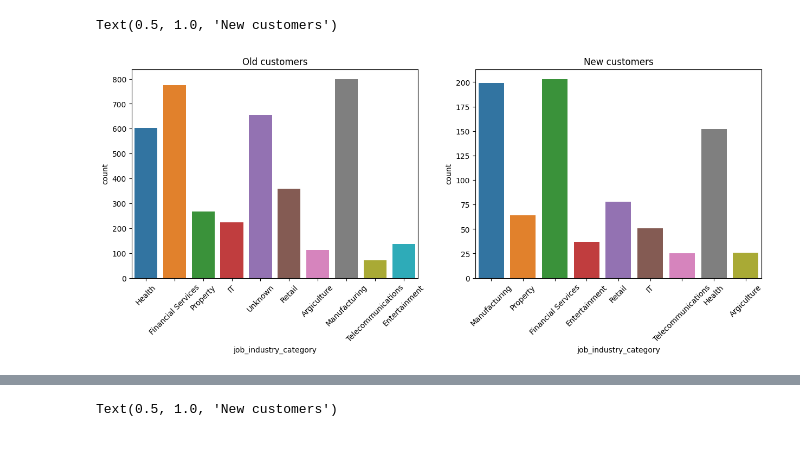
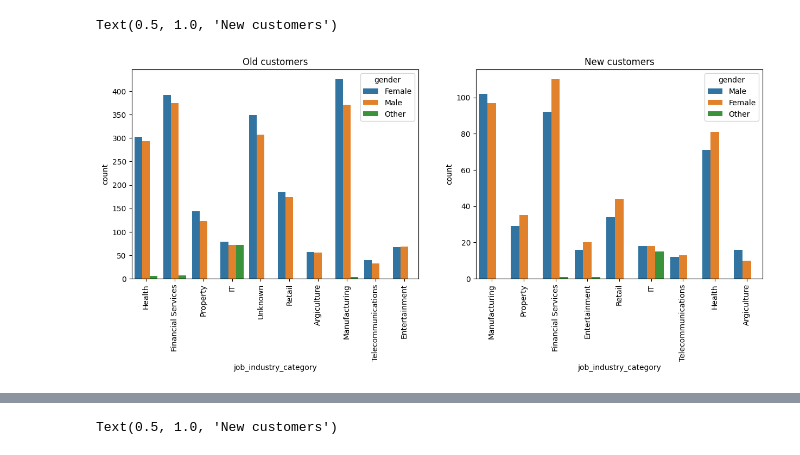
Before and after one commit to Shanki200801/KPMGinternship, a Jupyter notebook: task2-EDA.ipynb, the cells around one changed output, grey strips where cells are left out. Drawn from its saved outputs; the diff is of its cells as text; code cells hidden in the pictures.

```diff
--- a/task2-EDA.ipynb
+++ b/task2-EDA.ipynb
@@ -11,13 +11,13 @@ df_transactions = pd.read_csv('data/df_transactions.csv')
 # %%
 plt.figure(figsize=(15, 5))
 plt.subplot(1, 2, 1)
-chart1 = sns.countplot(x='job_industry_category', data=df_customer_demographics)
-chart1.set_xticklabels(chart1.get_xticklabels(), rotation=45)
+chart1 = sns.countplot(x='job_industry_category', hue='gender', data=df_customer_demographics)
+chart1.set_xticklabels(chart1.get_xticklabels(), rotation=90)
 chart1.set_title('Old customers')
 plt.subplot(1,2,2)
-chart2 = sns.countplot(x='job_industry_category', data=df_new_customers)
-chart2.set_xticklabels(chart2.get_xticklabels(), rotation=45)
+chart2 = sns.countplot(x='job_industry_category', hue='gender', data=df_new_customers)
+chart2.set_xticklabels(chart2.get_xticklabels(), rotation=90)
 chart2.set_title('New customers')
 # %% [output]
 Text(0.5, 1.0, 'New customers')
-[figure, old version]
+[figure, new version]
```
Also changed, not shown: parts of 10 cells of this notebook, 2 other files.
